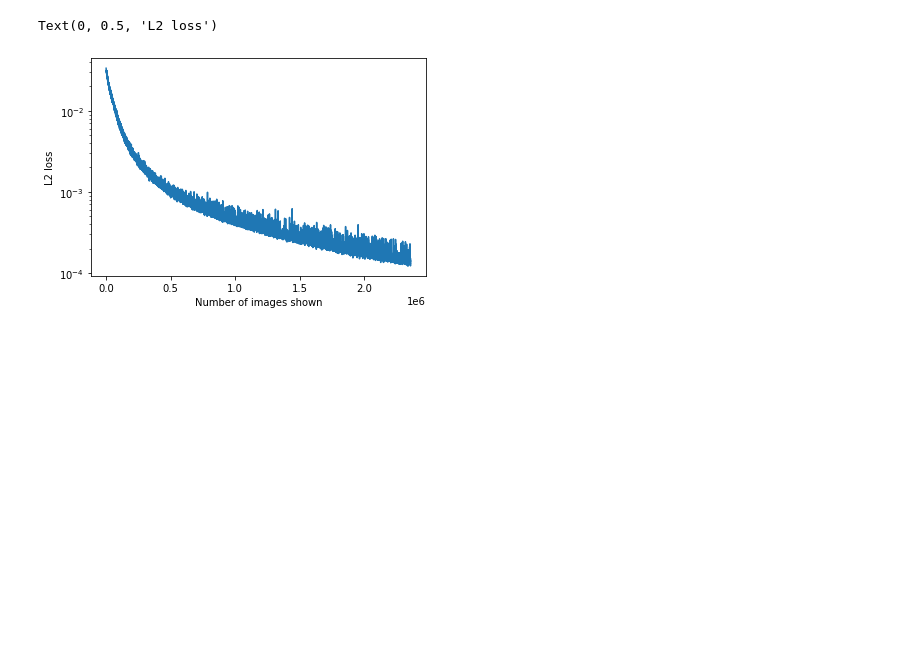
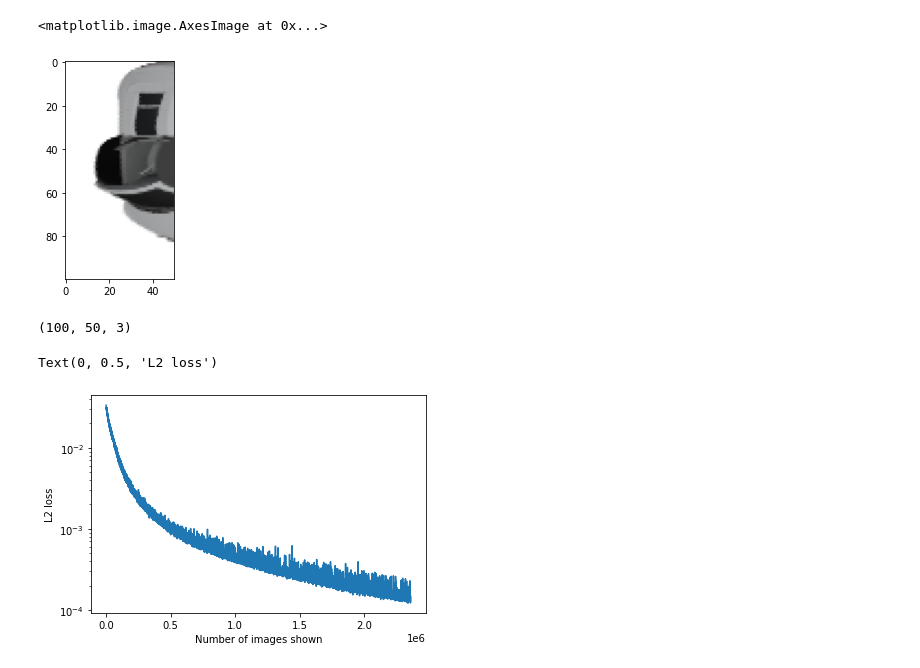
Before and after one commit to lcordey/codePDM, a Jupyter notebook: img2sdf_ML/test_.ipynb, the cells around one changed output. Drawn from its saved outputs; the diff is of its cells as text; code cells hidden in the pictures; blank space fills up the shorter version.

```diff
--- a/img2sdf_ML/test_.ipynb
+++ b/img2sdf_ML/test_.ipynb
@@ -137,3 +123,15 @@ NameError: name 'loc_2d' is not defined
+# %%
+src = np.array([loc_2d[3,:2],loc_2d[2,:2],loc_2d[6,:2],loc_2d[7,:2]]).copy()
+dst = np.array([[0,depth],[width,depth],[width,0],[0,0]])
+h, mask = cv2.findHomography(src, dst)
+plt.imshow(cv2.warpPerspective(im, h, (width,depth)))
+# %% [output]
+<matplotlib.image.AxesImage at 0x...>
+[figure, added]
+# %%
+cv2.warpPerspective(im, h, (width,depth)).shape
+# %% [output]
+(100, 50, 3)
 # %%
 height, width = 25, 25
 # fig, axs = plt.subplots(1,num_interp, figsize=(30,10))
```
Also changed, not shown: parts of 7 cells of this notebook, 2 other files.
